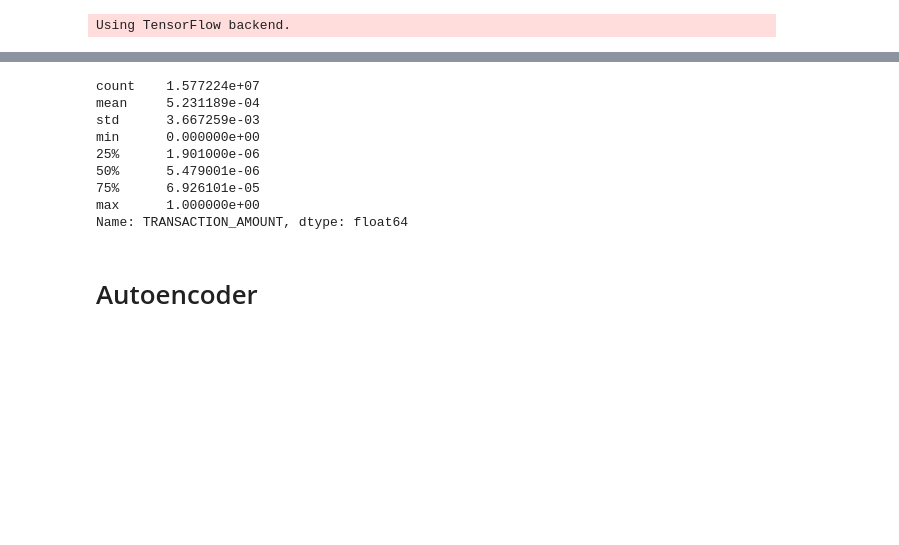
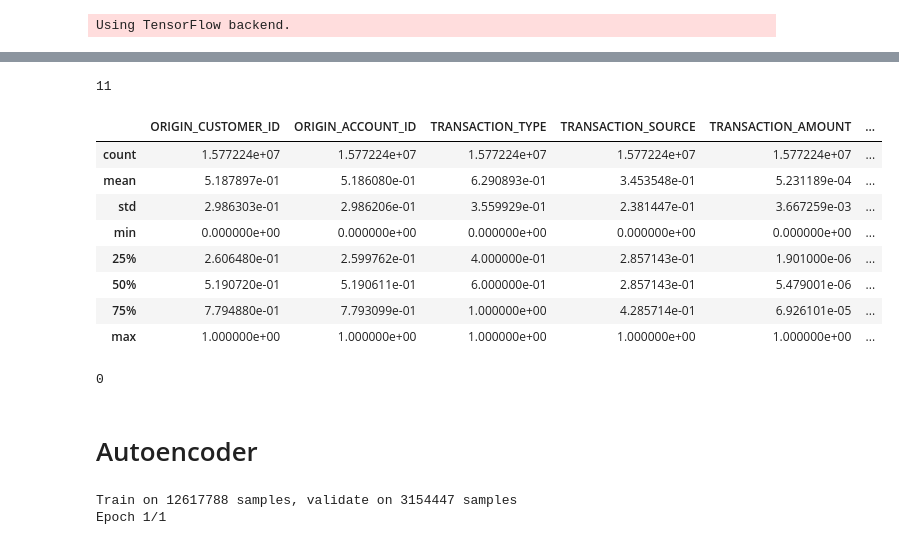
Before and after one commit to Charlio/anti-money-laundering, a Jupyter notebook: autoencoder-approach.ipynb, the cells around one changed output, grey strips where cells are left out. Drawn from its saved outputs; the diff is of its cells as text; code cells hidden in the pictures; blank space fills up the shorter version.

```diff
--- a/autoencoder-approach.ipynb
+++ b/autoencoder-approach.ipynb
@@ -71,0 +67,9 @@ transactions[['TRANSACTION_AMOUNT']] = scaler.fit_transform(transactions[['TRANS
+# %%
+transactions['CUSTOMER_TYPE'] = transactions['CUSTOMER_TYPE'].astype('category').cat.codes
+transactions['COUNTRY'] = transactions['COUNTRY'].astype('category').cat.codes
+# %%
+transactions['TRANSACTION_DATE_TIME'] = pd.to_datetime(transactions['TRANSACTION_DATE_TIME'], format='%Y-%m-%d %H:%M:%S')
+# %%
+transactions['Day'] = transactions['TRANSACTION_DATE_TIME'].dt.strftime('%d').astype('float64')
+transactions['Hour'] = transactions['TRANSACTION_DATE_TIME'].dt.strftime('%H').astype('float64')
+transactions['Minute'] = transactions['TRANSACTION_DATE_TIME'].dt.strftime('%M').astype('float64')
@@ -71,0 +78,20 @@ transactions[['TRANSACTION_AMOUNT']] = scaler.fit_transform(transactions[['TRANS
+# %%
+len(transactions.columns)
+# %% [output]
+11
+# %%
+from sklearn.preprocessing import MinMaxScaler
+scaler = MinMaxScaler()
+transactions[['TRANSACTION_AMOUNT']] = scaler.fit_transform(transactions[['TRANSACTION_AMOUNT']])
+transactions[['TRANSACTION_TYPE']] = scaler.fit_transform(transactions[['TRANSACTION_TYPE']])
+transactions[['TRANSACTION_SOURCE']] = scaler.fit_transform(transactions[['TRANSACTION_SOURCE']])
+transactions[['ORIGIN_CUSTOMER_ID']] = scaler.fit_transform(transactions[['ORIGIN_CUSTOMER_ID']])
+transactions[['ORIGIN_ACCOUNT_ID']] = scaler.fit_transform(transactions[['ORIGIN_ACCOUNT_ID']])
+transactions[['CUSTOMER_RISK_SCORE']] = scaler.fit_transform(transactions[['CUSTOMER_RISK_SCORE']])
+transactions[['CUSTOMER_TYPE']] = scaler.fit_transform(transactions[['CUSTOMER_TYPE']])
+transactions[['COUNTRY']] = scaler.fit_transform(transactions[['COUNTRY']])
+
+
+transactions[['Day']] = scaler.fit_transform(transactions[['Day']])
+transactions[['Hour']] = scaler.fit_transform(transactions[['Hour']])
+transactions[['Minute']] = scaler.fit_transform(transactions[['Minute']])
@@ -72,15 +102,19 @@ transactions[['TRANSACTION_AMOUNT']] = scaler.fit_transform(transactions[['TRANS
 # %%
-transactions['TRANSACTION_AMOUNT'].describe()
+transactions.describe()
 # %% [output]
-count    1.577224e+07
-mean     5.231189e-04
-std      3.667259e-03
-min      0.000000e+00
-25%      1.901000e-06
-50%      5.479001e-06
-75%      6.926101e-05
-max      1.000000e+00
-Name: TRANSACTION_AMOUNT, dtype: float64
+|  | ORIGIN_CUSTOMER_ID | ORIGIN_ACCOUNT_ID | TRANSACTION_TYPE | TRANSACTION_SOURCE | TRANSACTION_AMOUNT | ... |
+| count | 1.577224e+07 | 1.577224e+07 | 1.577224e+07 | 1.577224e+07 | 1.577224e+07 | ... |
+| mean | 5.187897e-01 | 5.186080e-01 | 6.290893e-01 | 3.453548e-01 | 5.231189e-04 | ... |
+| std | 2.986303e-01 | 2.986206e-01 | 3.559929e-01 | 2.381447e-01 | 3.667259e-03 | ... |
+| min | 0.000000e+00 | 0.000000e+00 | 0.000000e+00 | 0.000000e+00 | 0.000000e+00 | ... |
+| 25% | 2.606480e-01 | 2.599762e-01 | 4.000000e-01 | 2.857143e-01 | 1.901000e-06 | ... |
+| 50% | 5.190720e-01 | 5.190611e-01 | 6.000000e-01 | 2.857143e-01 | 5.479001e-06 | ... |
+| 75% | 7.794880e-01 | 7.793099e-01 | 1.000000e+00 | 4.285714e-01 | 6.926101e-05 | ... |
+| max | 1.000000e+00 | 1.000000e+00 | 1.000000e+00 | 1.000000e+00 | 1.000000e+00 | ... |
+# %%
+print(sum(pd.isnull(transactions['TRANSACTION_TYPE'])))
+# %% [output]
+0
 # %% [markdown]
 # Autoencoder
 # %%
@@ -121,6 +158,6 @@ X_train = transactions.values
 # %%
 nb_epoch = 1
-batch_size = 256
+batch_size = 16
 checkpointer = ModelCheckpoint(filepath="model.h5",
                                verbose=0,
                                save_best_only=True)
@@ -135,3 +172,6 @@ history = autoencoder.fit(X_train, X_train,
                     validation_split=0.2,
                     verbose=1,
                     callbacks=[checkpointer, tensorboard]).history
+# %% [output]
+Train on 12617788 samples, validate on 3154447 samples
+Epoch 1/1
```
Also changed, not shown: parts of 23 cells of this notebook, 3 other files.
